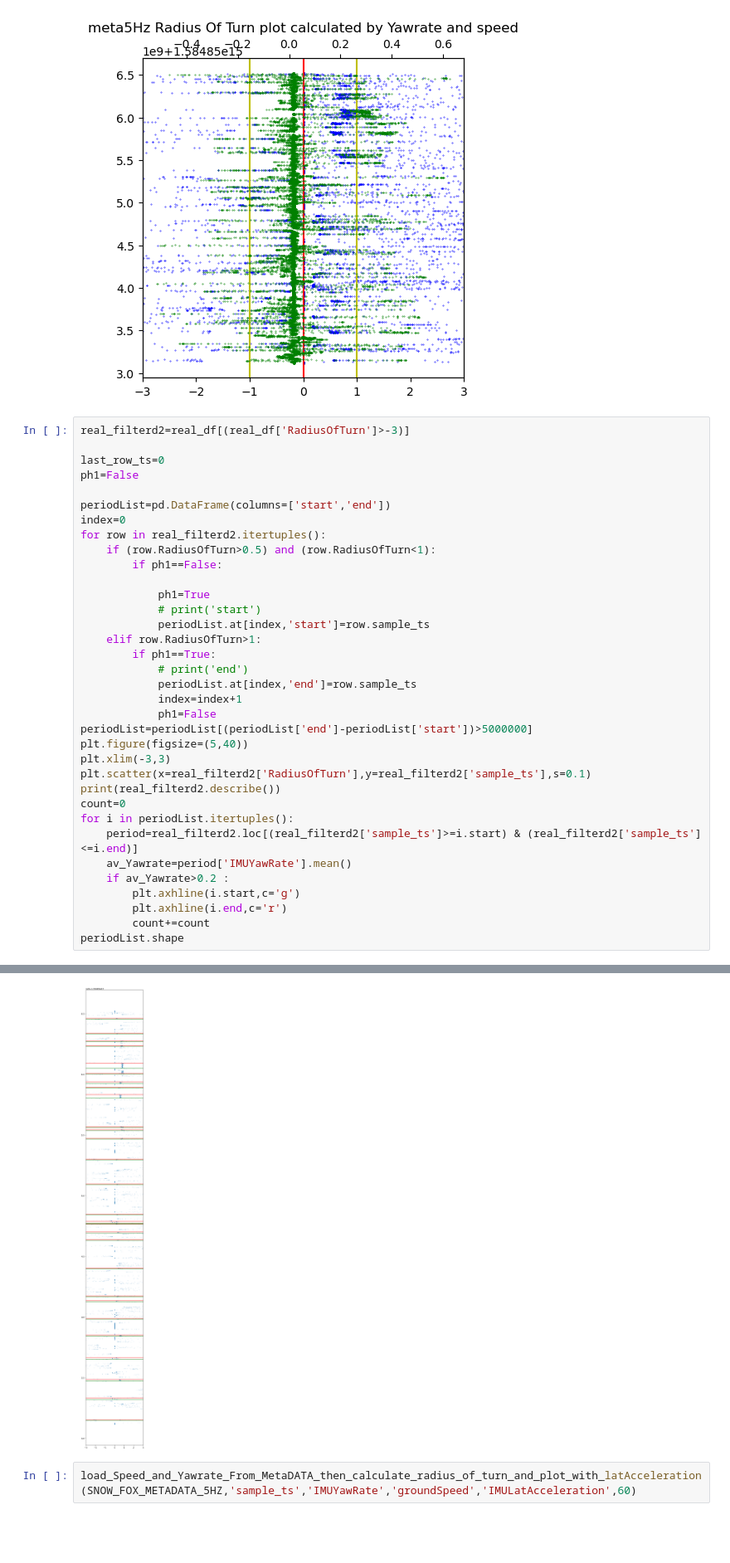
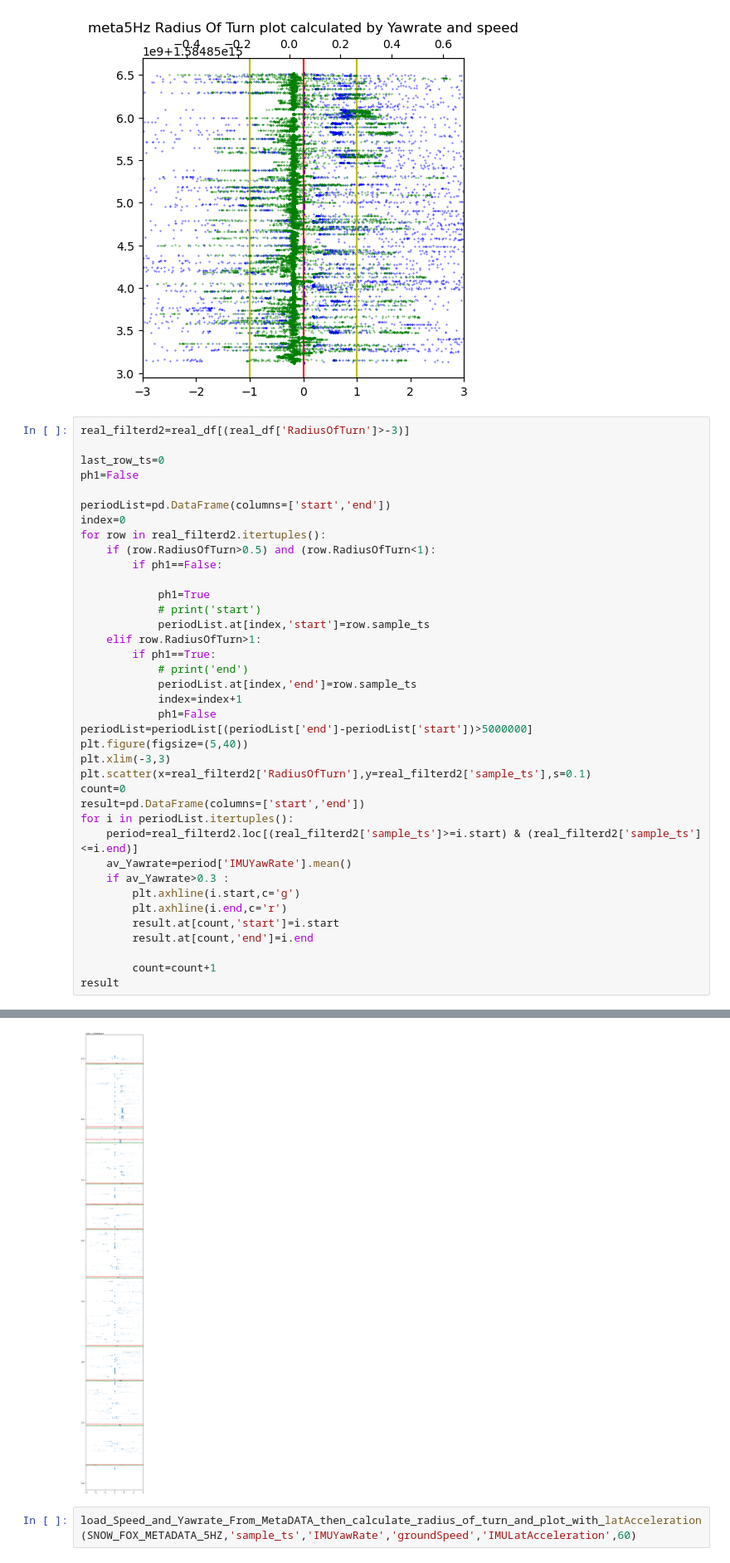
Before and after one commit to Marble879/SFC_scripts, a Jupyter notebook: SnowFox scripts/CSP_translator.ipynb, the cells around one changed output, grey strips where cells are left out. Shown at 83% size. Cells and saved outputs as stored; diff of their text form; blank space fills up the shorter version.

Commit message:
update result

```diff
--- a/SnowFox scripts/CSP_translator.ipynb
+++ b/SnowFox scripts/CSP_translator.ipynb
@@ -380,14 +380,17 @@ periodList=periodList[(periodList['end']-periodList['start'])>5000000]
 plt.figure(figsize=(5,40))
 plt.xlim(-3,3)
 plt.scatter(x=real_filterd2['RadiusOfTurn'],y=real_filterd2['sample_ts'],s=0.1)
-print(real_filterd2.describe())
 count=0
+result=pd.DataFrame(columns=['start','end'])
 for i in periodList.itertuples():
     period=real_filterd2.loc[(real_filterd2['sample_ts']>=i.start) & (real_filterd2['sample_ts']<=i.end)]
     av_Yawrate=period['IMUYawRate'].mean()
-    if av_Yawrate>0.2 :
+    if av_Yawrate>0.3 :
         plt.axhline(i.start,c='g')
         plt.axhline(i.end,c='r')
-        count+=count
-periodList.shape
+        result.at[count,'start']=i.start
+        result.at[count,'end']=i.end
+
+        count=count+1
+result
 # %% [output]
@@ -404,4 +409,4 @@ max    1.584857e+15           inf      3.782500      0.624756     13.790570
-[figure, old version]
+[figure, new version]
 # %%
 load_Speed_and_Yawrate_From_MetaDATA_then_calculate_radius_of_turn_and_plot_with_latAcceleration(SNOW_FOX_METADATA_5HZ,'sample_ts','IMUYawRate','groundSpeed','IMULatAcceleration',60)
 # %% [output]
```
Also changed, not shown: parts of 6 cells of this notebook.
